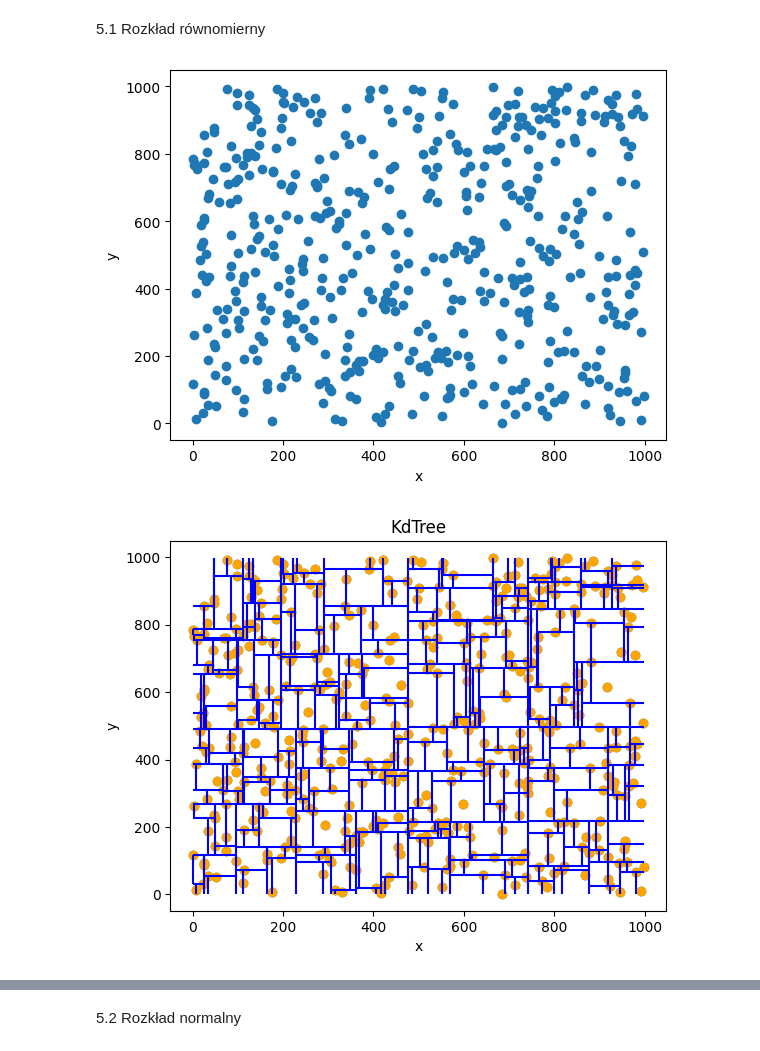
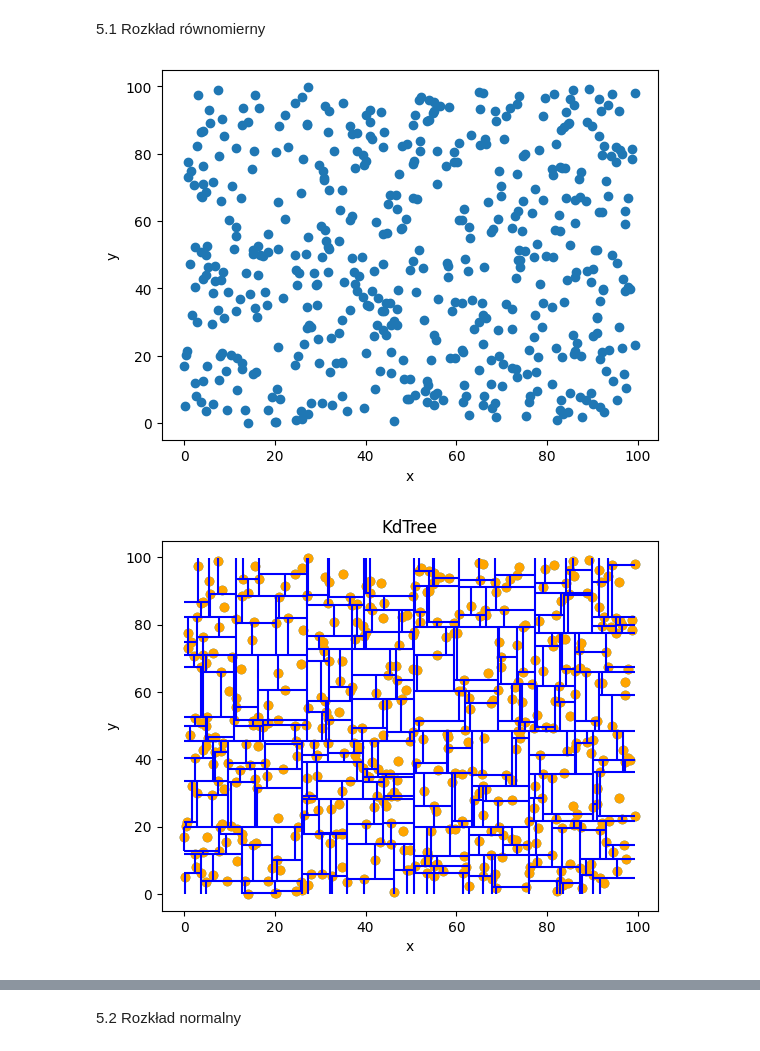
Before and after one commit to WerWojtas/QuadTree_and_KdTree, a Jupyter notebook: Comparison.ipynb, the cells around one changed output, grey strips where cells are left out. Drawn from its saved outputs; the diff is of its cells as text; code cells hidden in the pictures.

```diff
--- a/Comparison.ipynb
+++ b/Comparison.ipynb
@@ -463,23 +446,28 @@ maxcap_graph(df_maxcap)
 # %%
 import matplotlib.pyplot as plt
 q_norm = 500
-q_grid = (22,22)
+q_grid = (21,21)
 q_clust = 165
 q_out = (490, 10)
 q_cross = (250,250)
-def generate_visualization(func, quantity, shape):
+def generate_visualization(func, quantity, shape,rec_for_search):
     vis_points = Visualizer()
     points = func(quantity,shape)
     vis_points.add_point(points)
+    vis_points.show()
     vis_KD = KdTree_visualizer(points, points_in_node=False, visualize_gif=False)
     vis_QT = QuadTree_visualizer(points, points_in_node=False, visualize_gif=False)
+    _,vis_rec1 = vis_KD.search_in_rectangle(rec_for_search, visualize_gif=False)
+    _,vis_rec2 = vis_QT.search_in_rectangle(rec_for_search, visualize_gif=False)
     vis_points.show()
     vis_KD.vis.show()
     vis_QT.vis.show()
+    vis_rec1.show()
+    vis_rec2.show()
 # %% [markdown]
 5.1 Rozkład równomierny
 # %%
-generate_visualization(cg.uniform_distribution, q_norm, Rectangle(Point([0,0]), Point([1000,1000])))
+generate_visualization(cg.uniform_distribution, q_norm, Rectangle(Point([0,0]), Point([100,100])),Rectangle([25, 25], [75, 75]))
 # %% [output]
-[figure, old version]
+[figure, new version]
-[figure, old version]
+[figure, new version]
```
Also changed, not shown: parts of 5 cells of this notebook, 2 other files.
